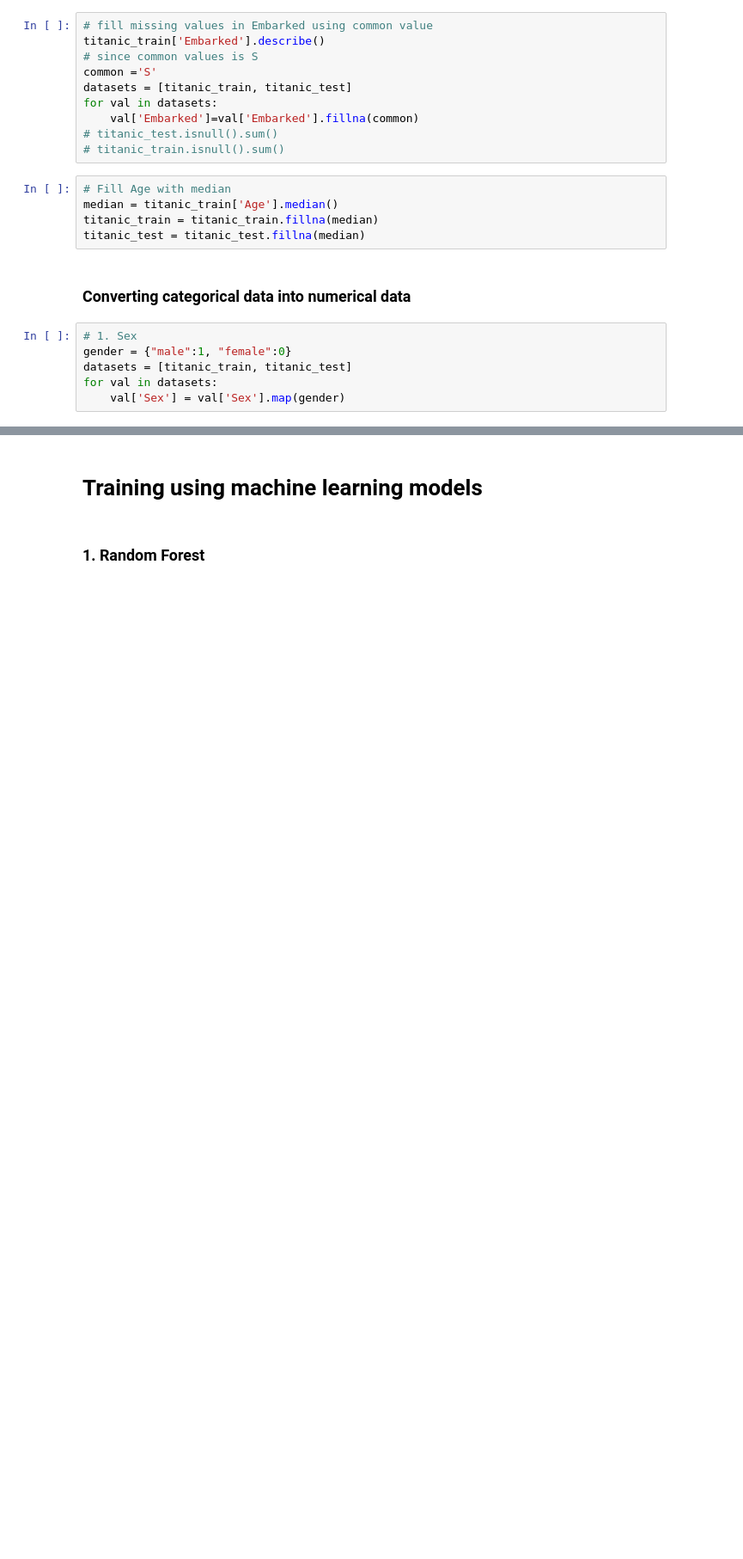
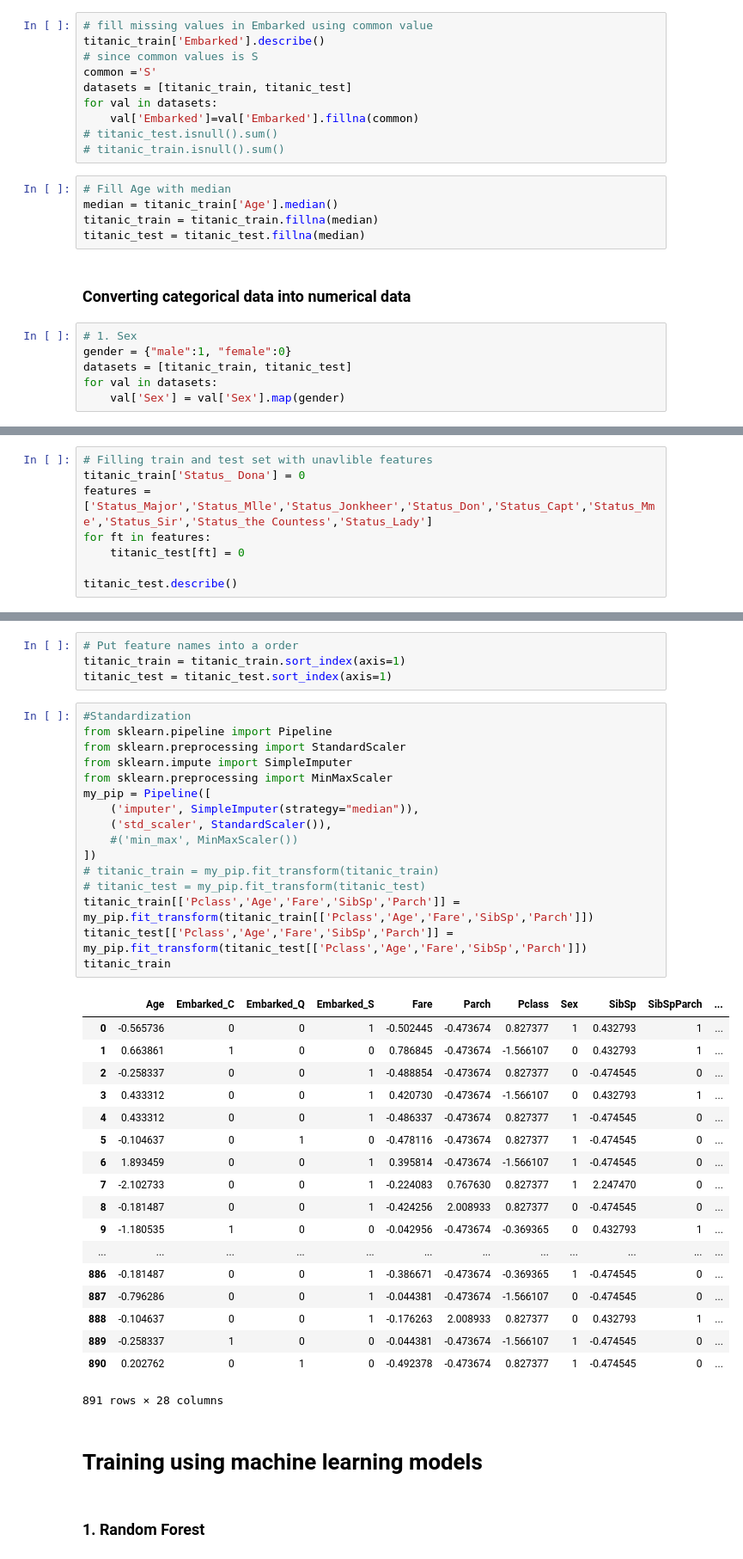
Before and after one commit to ishitharaj/kaggle_titanic-, a Jupyter notebook: Titanic Classification Problem .ipynb, the cells around one changed output, grey strips where cells are left out. Shown at 86% size. Drawn from its saved outputs; the diff is of its cells as text; blank space fills up the shorter version.

```diff
--- a/Titanic Classification Problem .ipynb
+++ b/Titanic Classification Problem .ipynb
@@ -167,0 +238,8 @@ titanic_test = pd.get_dummies(titanic_test)
+# %%
+# Filling train and test set with unavlible features
+titanic_train['Status_ Dona'] = 0
+features = ['Status_Major','Status_Mlle','Status_Jonkheer','Status_Don','Status_Capt','Status_Mme','Status_Sir','Status_the Countess','Status_Lady']
+for ft in features:
+    titanic_test[ft] = 0
+
+titanic_test.describe()
@@ -168,3 +257,42 @@ titanic_test = pd.get_dummies(titanic_test)
+# %%
+# Put feature names into a order
+titanic_train = titanic_train.sort_index(axis=1)
+titanic_test = titanic_test.sort_index(axis=1)
+# %%
+#Standardization
+from sklearn.pipeline import Pipeline
+from sklearn.preprocessing import StandardScaler
+from sklearn.impute import SimpleImputer
+from sklearn.preprocessing import MinMaxScaler
+my_pip = Pipeline([
+    ('imputer', SimpleImputer(strategy="median")),
+    ('std_scaler', StandardScaler()),
+    #('min_max', MinMaxScaler())
+])
+# titanic_train = my_pip.fit_transform(titanic_train)
+# titanic_test = my_pip.fit_transform(titanic_test)
+titanic_train[['Pclass','Age','Fare','SibSp','Parch']] = my_pip.fit_transform(titanic_train[['Pclass','Age','Fare','SibSp','Parch']])
+titanic_test[['Pclass','Age','Fare','SibSp','Parch']] = my_pip.fit_transform(titanic_test[['Pclass','Age','Fare','SibSp','Parch']])
+titanic_train
+# %% [output]
+|  | Age | Embarked_C | Embarked_Q | Embarked_S | Fare | Parch | Pclass | Sex | SibSp | SibSpParch | ... |
+| 0 | -0.565736 | 0 | 0 | 1 | -0.502445 | -0.473674 | 0.827377 | 1 | 0.432793 | 1 | ... |
+| 1 | 0.663861 | 1 | 0 | 0 | 0.786845 | -0.473674 | -1.566107 | 0 | 0.432793 | 1 | ... |
+| 2 | -0.258337 | 0 | 0 | 1 | -0.488854 | -0.473674 | 0.827377 | 0 | -0.474545 | 0 | ... |
+| 3 | 0.433312 | 0 | 0 | 1 | 0.420730 | -0.473674 | -1.566107 | 0 | 0.432793 | 1 | ... |
+| 4 | 0.433312 | 0 | 0 | 1 | -0.486337 | -0.473674 | 0.827377 | 1 | -0.474545 | 0 | ... |
+| 5 | -0.104637 | 0 | 1 | 0 | -0.478116 | -0.473674 | 0.827377 | 1 | -0.474545 | 0 | ... |
+| 6 | 1.893459 | 0 | 0 | 1 | 0.395814 | -0.473674 | -1.566107 | 1 | -0.474545 | 0 | ... |
+| 7 | -2.102733 | 0 | 0 | 1 | -0.224083 | 0.767630 | 0.827377 | 1 | 2.247470 | 0 | ... |
+| 8 | -0.181487 | 0 | 0 | 1 | -0.424256 | 2.008933 | 0.827377 | 0 | -0.474545 | 0 | ... |
+| 9 | -1.180535 | 1 | 0 | 0 | -0.042956 | -0.473674 | -0.369365 | 0 | 0.432793 | 1 | ... |
+| ... | ... | ... | ... | ... | ... | ... | ... | ... | ... | ... | ... |
+| 886 | -0.181487 | 0 | 0 | 1 | -0.386671 | -0.473674 | -0.369365 | 1 | -0.474545 | 0 | ... |
+| 887 | -0.796286 | 0 | 0 | 1 | -0.044381 | -0.473674 | -1.566107 | 0 | -0.474545 | 0 | ... |
+| 888 | -0.104637 | 0 | 0 | 1 | -0.176263 | 2.008933 | 0.827377 | 0 | 0.432793 | 1 | ... |
+| 889 | -0.258337 | 1 | 0 | 0 | -0.044381 | -0.473674 | -1.566107 | 1 | -0.474545 | 0 | ... |
+| 890 | 0.202762 | 0 | 1 | 0 | -0.492378 | -0.473674 | 0.827377 | 1 | -0.474545 | 0 | ... |
+891 rows × 28 columns
 # %% [markdown]
 # Training using machine learning models
 # %% [markdown]
```
Also changed, not shown: parts of 12 cells of this notebook, 4 other files.
